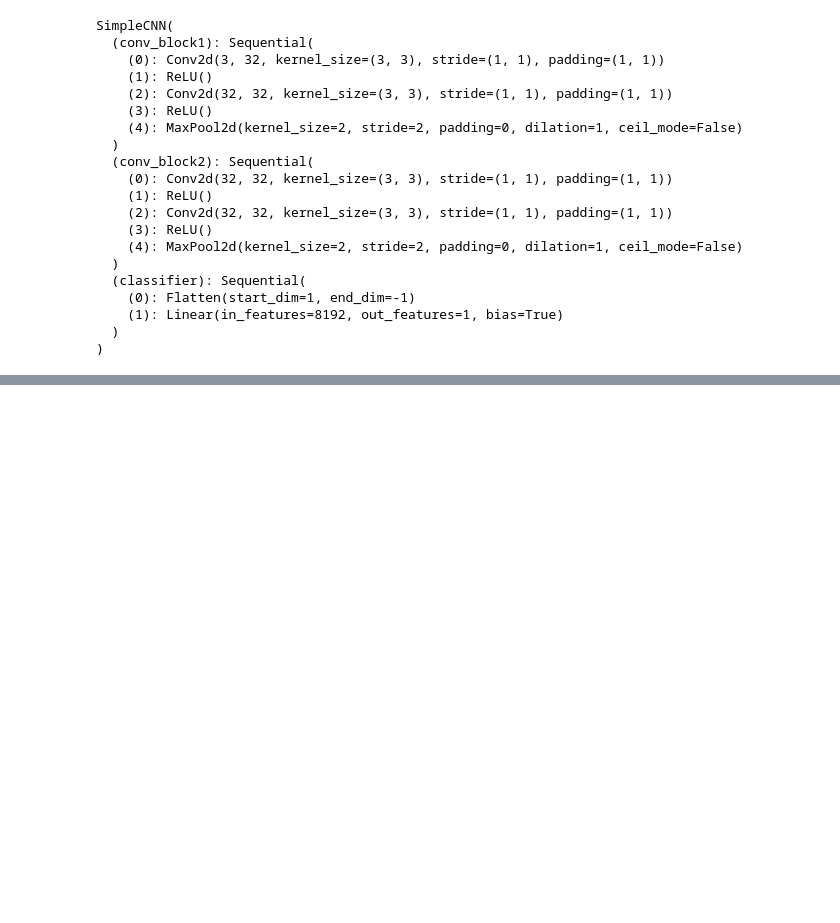
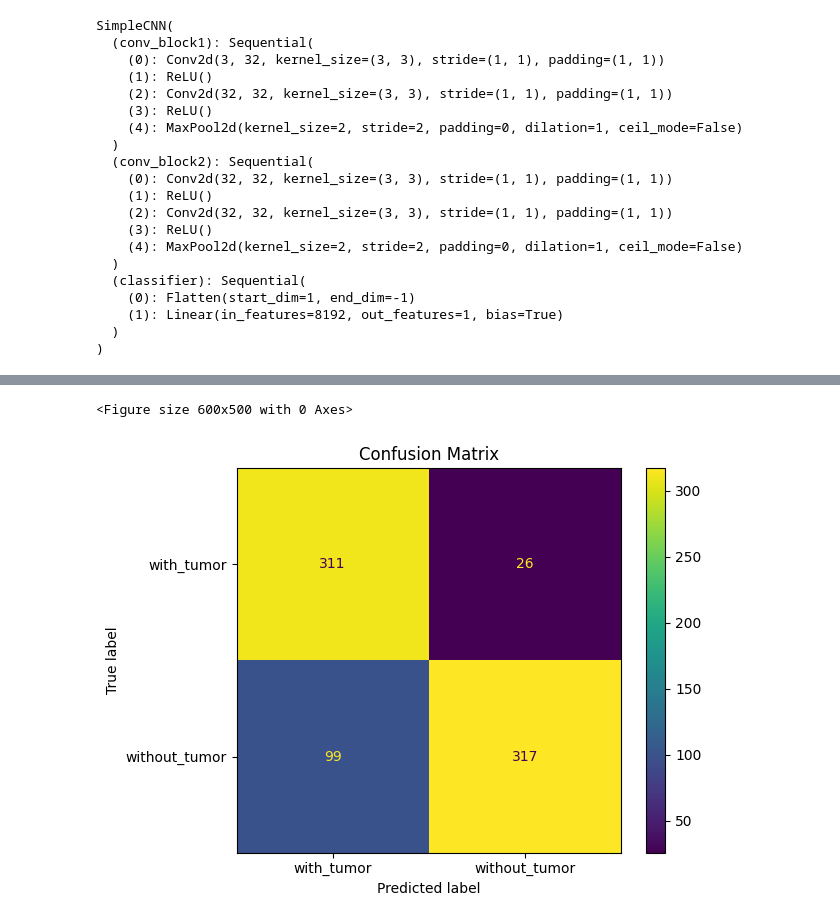
Before and after one commit to ztongccc/Tumor-Segmentation, a Jupyter notebook: CNNs_Python/main.ipynb, the cells around one changed output, grey strips where cells are left out. Drawn from its saved outputs; the diff is of its cells as text; code cells hidden in the pictures; blank space fills up the shorter version.

Commit message:
add confusion matrix for evaluation purpose

```diff
--- a/CNNs_Python/main.ipynb
+++ b/CNNs_Python/main.ipynb
@@ -322,0 +323,27 @@ Epoch: 5 | train_loss: 0.2769 | train_acc: 0.8730 | test_loss: 0.3376 | test_acc
+# %%
+from sklearn.metrics import confusion_matrix, ConfusionMatrixDisplay
+
+def plot_confusion_matrix(model, dataloader):
+    model.eval()
+    all_preds, all_labels = [], []
+
+    with torch.inference_mode():
+        for X, y in dataloader:
+            y_pred = model(X).squeeze(1)
+            y_pred_class = (torch.sigmoid(y_pred) > 0.5).int()
+            all_preds.extend(y_pred_class.cpu().numpy())
+            all_labels.extend(y.cpu().numpy())
+
+    cm = confusion_matrix(all_labels, all_preds)
+
+    plt.figure(figsize=(6, 5))
+    disp = ConfusionMatrixDisplay(cm, display_labels=list(class_dict.keys()))
+    disp.plot()
+    plt.title("Confusion Matrix")
+    plt.tight_layout()
+    plt.show()
+
+plot_confusion_matrix(model, test_dataloader)
+# %% [output]
+<Figure size 600x500 with 0 Axes>
+[figure, added]
```
Also changed, not shown: parts of 2 cells of this notebook.
